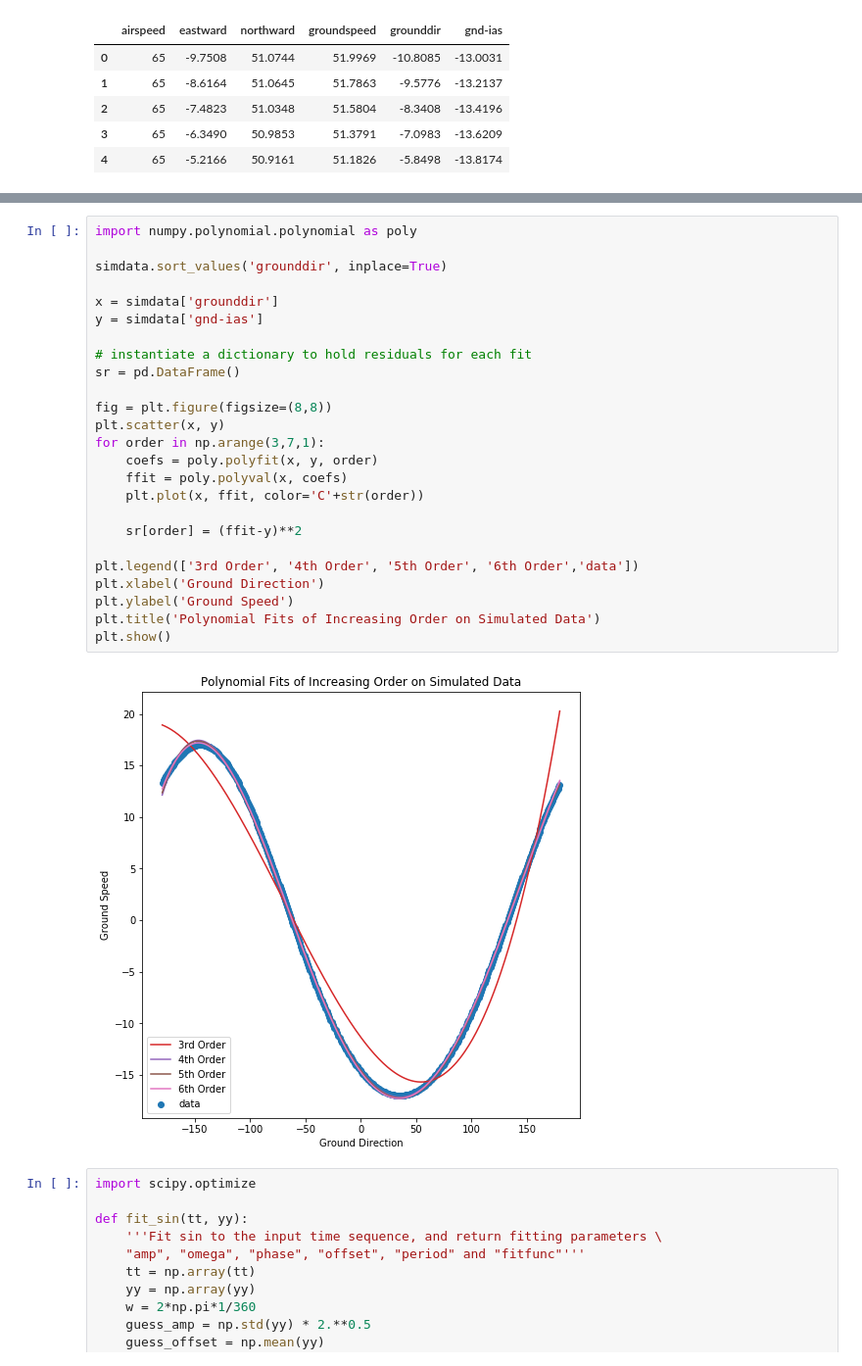
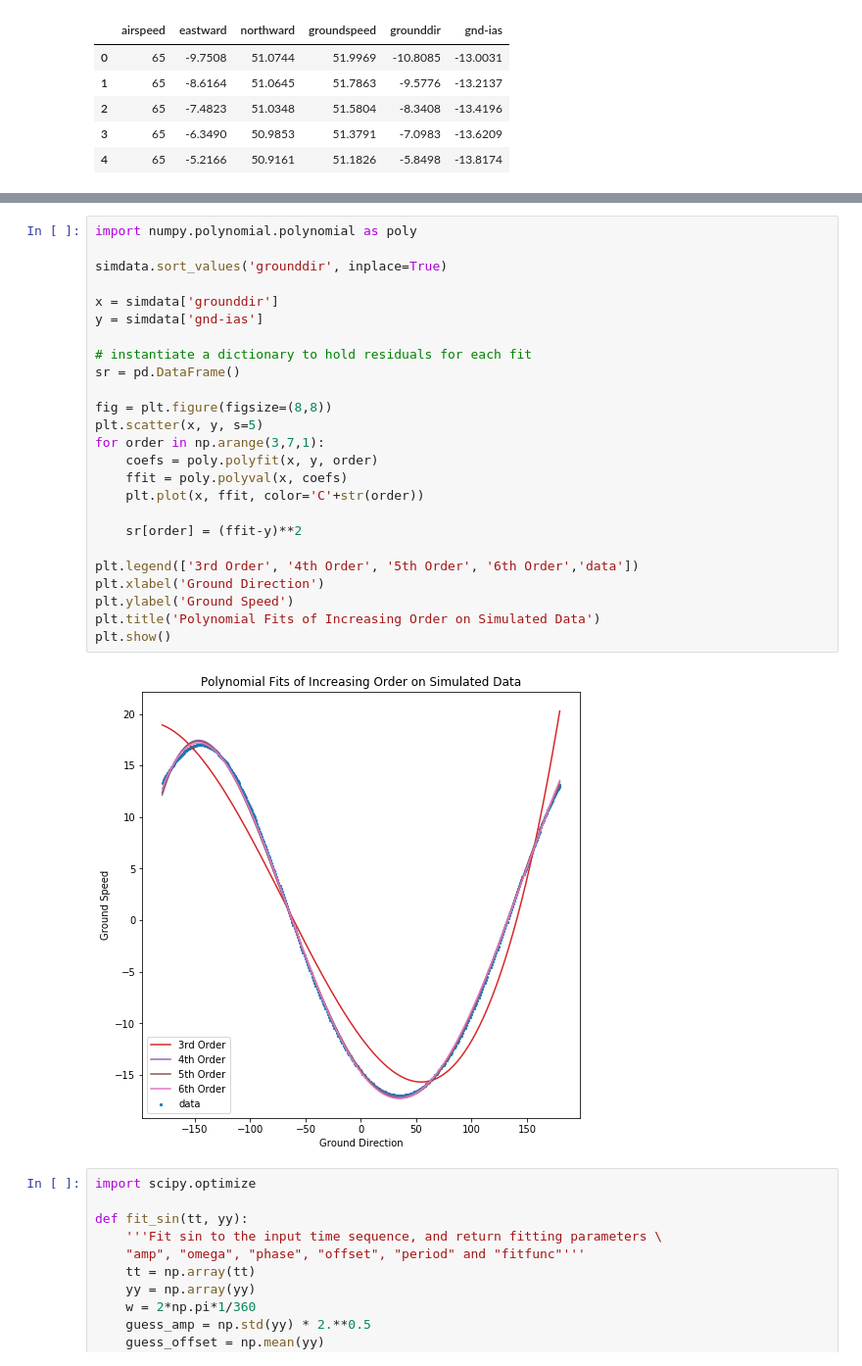
Before and after one commit to busbykt/RPi4Aviation, a Jupyter notebook: Ground Wind Velocity.ipynb, the cells around one changed output, grey strips where cells are left out. Shown at 98% size. Saved outputs shown, nothing was run; the diff lists cells and outputs as text.

Commit message:
plot markers updates

```diff
--- a/Ground Wind Velocity.ipynb
+++ b/Ground Wind Velocity.ipynb
@@ -170,30 +170,30 @@ plt.show()
 # %%
 import numpy.polynomial.polynomial as poly
 
 simdata.sort_values('grounddir', inplace=True)
 
 x = simdata['grounddir']
 y = simdata['gnd-ias']
 
 # instantiate a dictionary to hold residuals for each fit
 sr = pd.DataFrame()
 
 fig = plt.figure(figsize=(8,8))
-plt.scatter(x, y)
+plt.scatter(x, y, s=5)
 for order in np.arange(3,7,1):
     coefs = poly.polyfit(x, y, order)
     ffit = poly.polyval(x, coefs)
     plt.plot(x, ffit, color='C'+str(order))
 
     sr[order] = (ffit-y)**2
 
 plt.legend(['3rd Order', '4th Order', '5th Order', '6th Order','data'])
 plt.xlabel('Ground Direction')
 plt.ylabel('Ground Speed')
 plt.title('Polynomial Fits of Increasing Order on Simulated Data')
 plt.show()
 # %% [output]
-[figure, old version]
+[figure, new version]
 # %%
 import scipy.optimize
 
```
Also changed, not shown: parts of 5 cells of this notebook.
